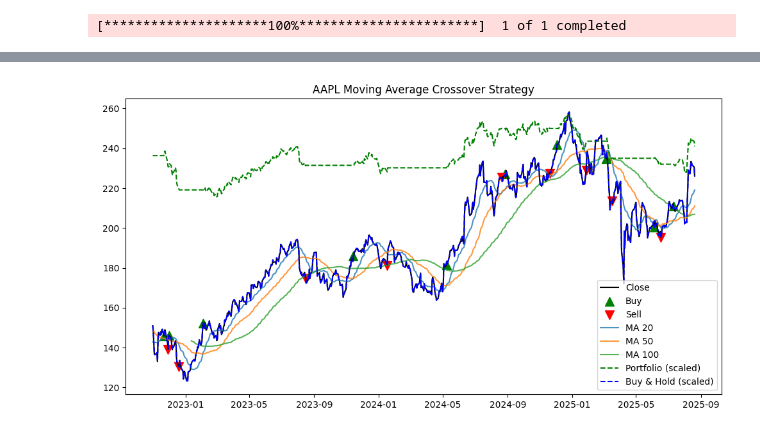
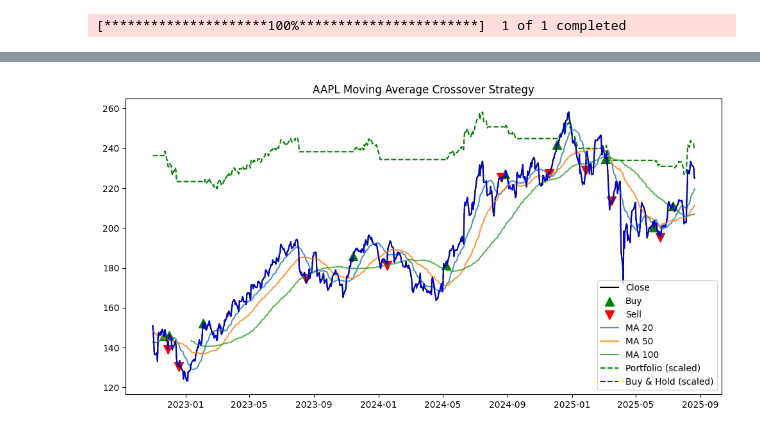
Before and after one commit to vaibhav-2004/quant_projects, a Jupyter notebook: moving_average.ipynb, the cells around one changed output, grey strips where cells are left out. Saved outputs shown, nothing was run; the diff lists cells and outputs as text; code cells hidden in the pictures.

```diff
--- a/moving_average.ipynb
+++ b/moving_average.ipynb
@@ -16,6 +16,9 @@ max_capital_frac = 0.80
 vol_target = 0.10
 vol_lookback = 30
 eps = 1e-12
+profit_pct = 0.30
+loss_pct = 0.05
+trailing_stop = 0.07
 
 def effective_price(side, raw_px, slippage_bps=slippage_bps):
     if side == "BUY":
@@ -62,6 +65,8 @@ portfolio = []
 trades = []
 total_commission_paid = 0.0
 total_slippage_cost = 0.0
+peak_price = 0.0
+entry_price = 0.0
 
 daily_ret = df["Close"].pct_change()
 #print(daily_ret)
@@ -80,6 +85,57 @@ for i in range(len(df)):
         exp_flag.append(1)
     else:
         exp_flag.append(0)
+
+    if shares_held > 0:
+        peak_price = (max(peak_price, current_price))
+
+        if current_price <= entry_price*(1 - loss_pct):
+            px_eff = effective_price("SELL", exec_price, slippage_bps)
+            shares_to_sell = shares_held
+            proceeds = shares_to_sell * px_eff
+            comm = commission_value(commission_model, shares_to_sell, px_eff)
+
+            cash += proceeds - comm
+            shares_held = 0
+            total_commission_paid += comm
+            total_slippage_cost += (exec_price - px_eff) * shares_to_sell
+            shares_delta = -shares_to_sell
+            trades.append((df.index[i], "STOP LOSS", df.index[i+1], float(exec_price), px_eff, float(shares_held), float(cash), comm, float(shares_delta)))
+            entry_price = 0.0
+            peak_price = 0.0
+            continue
+
+        elif current_price >= entry_price*(1+profit_pct):
+             px_eff = effective_price("SELL", exec_price, slippage_bps)
+             shares_to_sell = shares_held
+             proceeds = shares_to_sell * px_eff
+             comm = commission_value(commission_model, shares_to_sell, px_eff)
+
+             cash += proceeds - comm
+             shares_held = 0
+             total_commission_paid += comm
+             total_slippage_cost += (exec_price - px_eff) * shares_to_sell
+             shares_delta = -shares_to_sell
+             trades.append((df.index[i], "TAKE PROFIT", df.index[i+1], float(exec_price), px_eff, float(shares_held), float(cash), comm, float(shares_delta)))
+             entry_price = 0.0
+             peak_price = 0.0
+             continue
+
+        elif current_price <= peak_price * (1 - trailing_stop):
+            px_eff = effective_price("SELL", exec_price, slippage_bps)
+            shares_to_sell = shares_held
+            proceeds = shares_to_sell * px_eff
+            comm = commission_value(commission_model, shares_to_sell, px_eff)
+
+            cash += proceeds - comm
+            shares_held = 0
+            total_commission_paid += comm
+            total_slippage_cost += (exec_price - px_eff) * shares_to_sell
+            shares_delta = -shares_to_sell
+            trades.append((df.index[i], "TRAILING STOP", df.index[i+1], float(exec_price), px_eff, float(shares_held), float(cash), comm, float(shares_delta)))
+            entry_price = 0.0
+            peak_price = 0.0
+            continue
 
     # Buy signal
     if signal == 1:
@@ -109,6 +165,9 @@ for i in range(len(df)):
         total_slippage_cost += (px_eff - exec_price) * shares_delta
 
         trades.append((df.index[i], "BUY", df.index[i+1], float(exec_price), px_eff, float(shares_held), float(cash), comm, float(shares_delta)))
+        entry_price = exec_price
+        peak_price = exec_price
+
 
     # Sell signal
     elif signal == -1 and shares_held > 0:
@@ -123,6 +182,9 @@ for i in range(len(df)):
         total_slippage_cost += (exec_price - px_eff) * shares_to_sell
         shares_delta = -shares_to_sell
         trades.append((df.index[i], "SELL", df.index[i+1], float(exec_price), px_eff, float(shares_held), float(cash), comm, float(shares_delta)))
+        entry_price = 0.0
+        peak_price = 0.0
+
 
 df["Portfolio"] = portfolio
 trades_df = pd.DataFrame(trades, columns=[
@@ -210 +272 @@ Exposure: 56.90%
-[figure, old version]
+[figure, new version]
```
Also changed, not shown: parts of 3 cells of this notebook, 1 other file.
